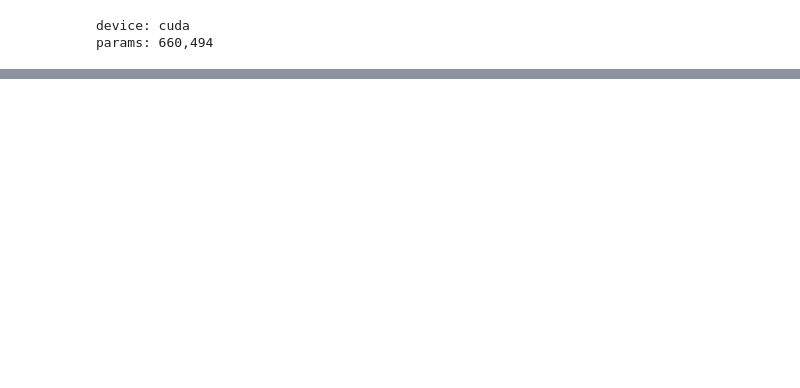
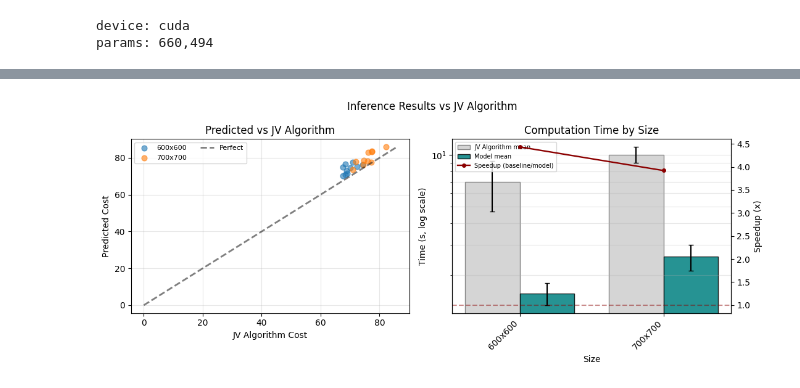
Before and after one commit to Srokusek/FLP-NAR, a Jupyter notebook: notebooks/showcase.ipynb, the cells around one changed output, grey strips where cells are left out. Cells and saved outputs as stored; diff of their text form; code cells hidden in the pictures; blank space fills up the shorter version.

```diff
--- a/notebooks/showcase.ipynb
+++ b/notebooks/showcase.ipynb
@@ -238,0 +250,10 @@ plt.show()
+# %%
+trainer.load_checkpoint("checkpoints/pretrained_model.pt")
+
+results_df = run_inference(
+    datasets=scale_datasets,
+    trainer=trainer,
+    repair=True,
+)
+
+results_df.head()
@@ -238,0 +270,5 @@ plt.show()
+# %%
+fig2 = plot_inference_results_vs_dual(results_df)
+plt.show()
+# %% [output]
+[figure, added]
```
Also changed, not shown: parts of 8 cells of this notebook.
